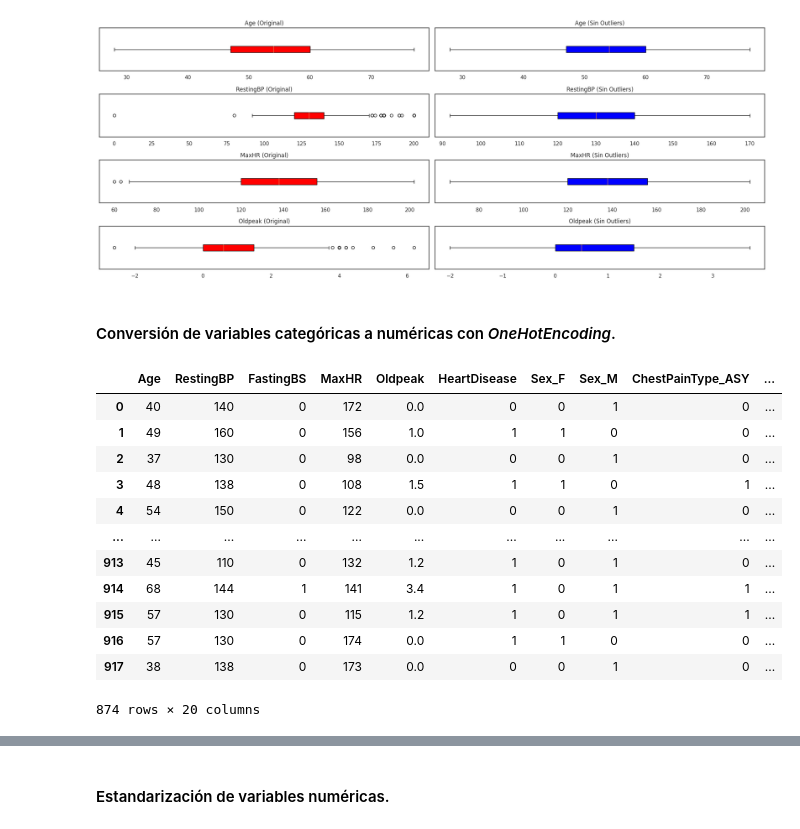
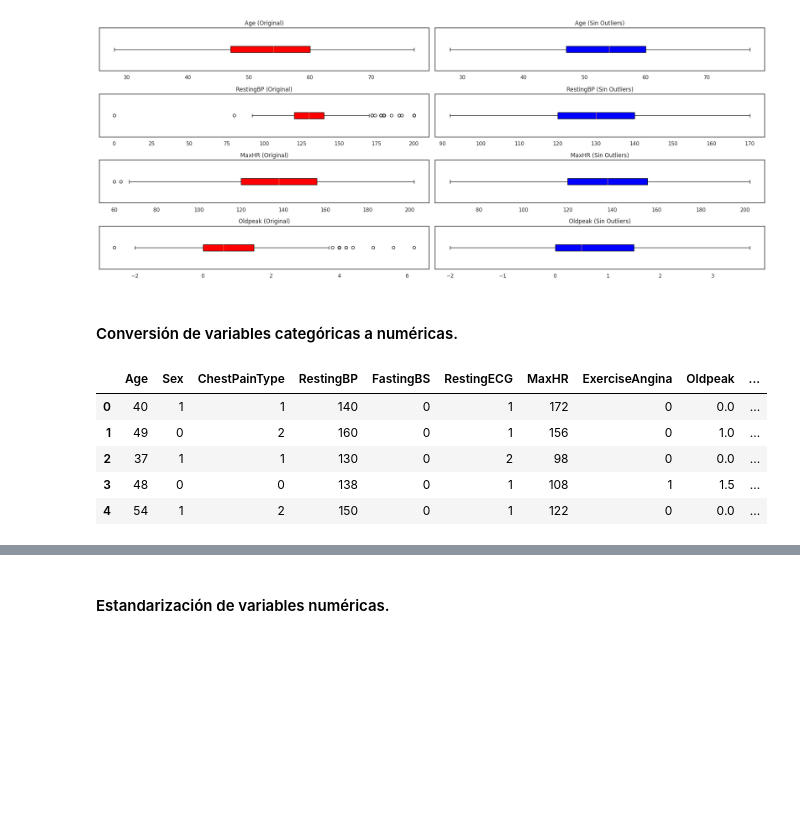
Before and after one commit to josemal98/Proyecto_ML_BEDU, a Jupyter notebook: Notebooks/Heart_BEDU_TEAM15.ipynb, the cells around one changed output, grey strips where cells are left out. Cells and saved outputs as stored; diff of their text form; code cells hidden in the pictures; blank space fills up the shorter version.

```diff
--- a/Notebooks/Heart_BEDU_TEAM15.ipynb
+++ b/Notebooks/Heart_BEDU_TEAM15.ipynb
@@ -397,27 +397,22 @@ plt.show()
 # %% [output]
 [figure]
 # %% [markdown]
-#### Conversión de variables categóricas a numéricas con *OneHotEncoding*.
+#### Conversión de variables categóricas a numéricas.
 # %%
 # Definir las columnas categóricas sin incluir FastingBS
 categorical_columns = ['Sex', 'ChestPainType', 'RestingECG', 'ExerciseAngina', 'ST_Slope']
-
-# Utiliza get_dummies para convertir las columnas categóricas en variables numéricas
-df_trans = pd.get_dummies(df_clean, columns=categorical_columns)
-
-# Inspeccionamos el nuevo dataframe
-df_trans
+# Crear objeto codificador
+le = LabelEncoder()
+# Crear copia de df_clean
+df_trans = df_clean.copy()
+# Transformar las columnas categóricas
+df_trans[categorical_columns] = df_clean[categorical_columns].apply(lambda col: le.fit_transform(col))
+# Inspeccionamos las primeras filas del DataFrame transformado
+df_trans.head()
 # %% [output]
-|  | Age | RestingBP | FastingBS | MaxHR | Oldpeak | HeartDisease | Sex_F | Sex_M | ChestPainType_ASY | ... |
-| 0 | 40 | 140 | 0 | 172 | 0.0 | 0 | 0 | 1 | 0 | ... |
-| 1 | 49 | 160 | 0 | 156 | 1.0 | 1 | 1 | 0 | 0 | ... |
-| 2 | 37 | 130 | 0 | 98 | 0.0 | 0 | 0 | 1 | 0 | ... |
-| 3 | 48 | 138 | 0 | 108 | 1.5 | 1 | 1 | 0 | 1 | ... |
-| 4 | 54 | 150 | 0 | 122 | 0.0 | 0 | 0 | 1 | 0 | ... |
-| ... | ... | ... | ... | ... | ... | ... | ... | ... | ... | ... |
-| 913 | 45 | 110 | 0 | 132 | 1.2 | 1 | 0 | 1 | 0 | ... |
-| 914 | 68 | 144 | 1 | 141 | 3.4 | 1 | 0 | 1 | 1 | ... |
-| 915 | 57 | 130 | 0 | 115 | 1.2 | 1 | 0 | 1 | 1 | ... |
-| 916 | 57 | 130 | 0 | 174 | 0.0 | 1 | 1 | 0 | 0 | ... |
-| 917 | 38 | 138 | 0 | 173 | 0.0 | 0 | 0 | 1 | 0 | ... |
+|  | Age | Sex | ChestPainType | RestingBP | FastingBS | RestingECG | MaxHR | ExerciseAngina | Oldpeak | ... |
+| 0 | 40 | 1 | 1 | 140 | 0 | 1 | 172 | 0 | 0.0 | ... |
+| 1 | 49 | 0 | 2 | 160 | 0 | 1 | 156 | 0 | 1.0 | ... |
+| 2 | 37 | 1 | 1 | 130 | 0 | 2 | 98 | 0 | 0.0 | ... |
+| 3 | 48 | 0 | 0 | 138 | 0 | 1 | 108 | 1 | 1.5 | ... |
+| 4 | 54 | 1 | 2 | 150 | 0 | 1 | 122 | 0 | 0.0 | ... |
-874 rows × 20 columns
```
Also changed, not shown: parts of 55 cells of this notebook.
